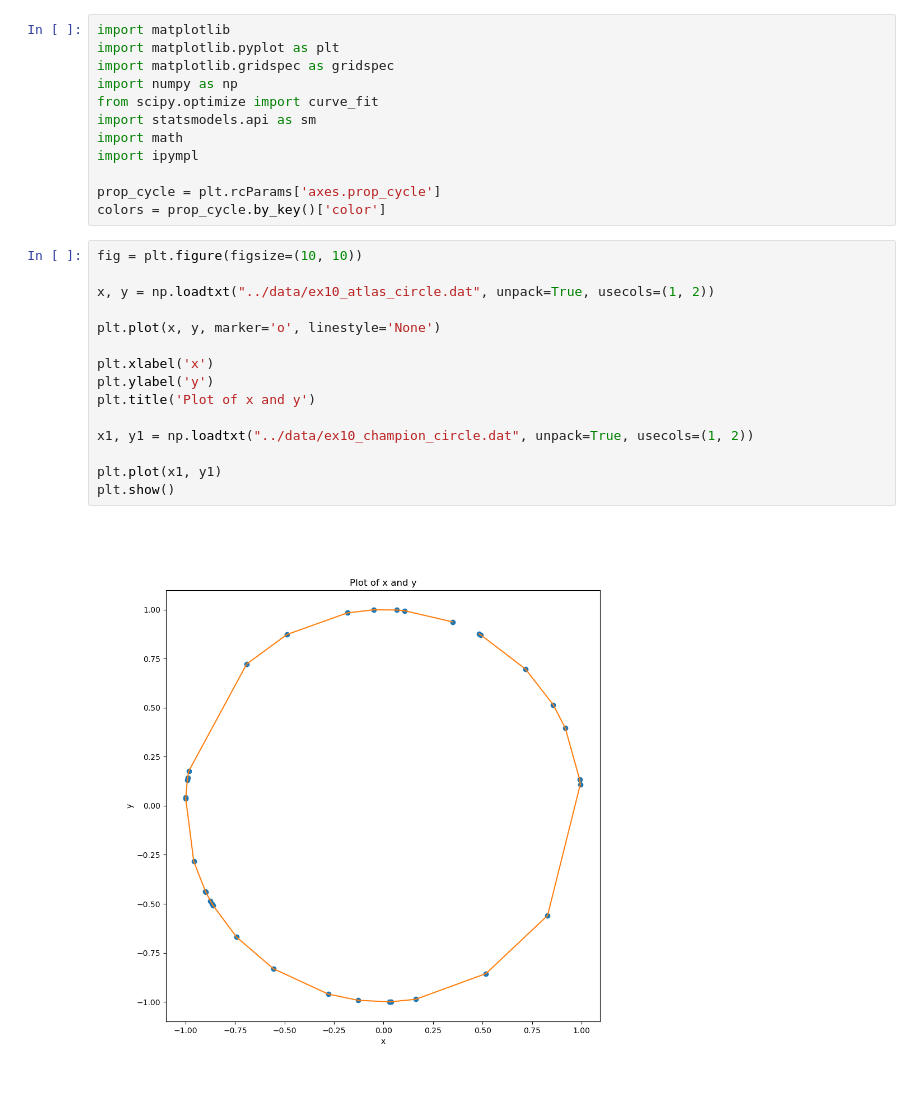
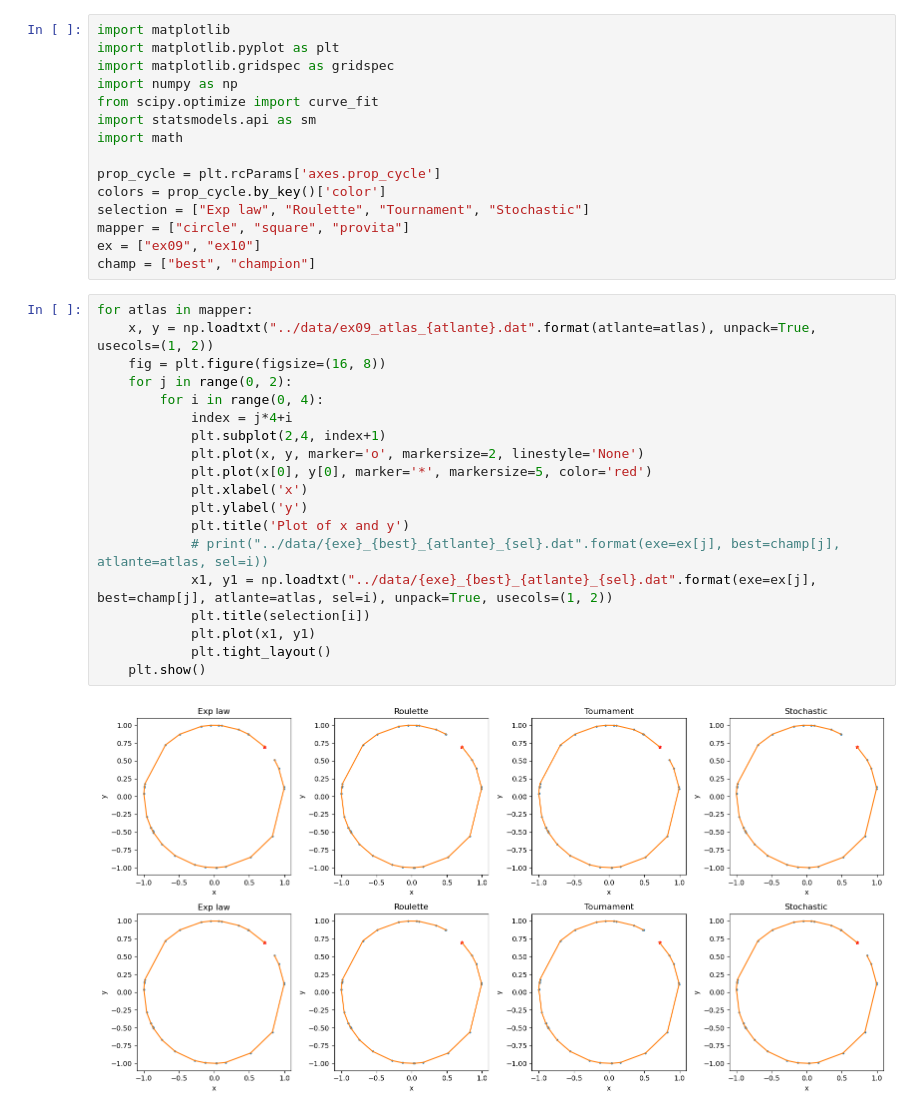
Before and after one commit to stevelonny/labsimnum, a Jupyter notebook: notebooks/exercise_10.ipynb, the cells around one changed output. Saved outputs shown, nothing was run; the diff lists cells and outputs as text.

```diff
--- a/notebooks/exercise_10.ipynb
+++ b/notebooks/exercise_10.ipynb
@@ -6,24 +6,31 @@ import numpy as np
 from scipy.optimize import curve_fit
 import statsmodels.api as sm
 import math
-import ipympl
 
 prop_cycle = plt.rcParams['axes.prop_cycle']
 colors = prop_cycle.by_key()['color']
+selection = ["Exp law", "Roulette", "Tournament", "Stochastic"]
+mapper = ["circle", "square", "provita"]
+ex = ["ex09", "ex10"]
+champ = ["best", "champion"]
 # %%
-fig = plt.figure(figsize=(10, 10))
-
-x, y = np.loadtxt("../data/ex10_atlas_circle.dat", unpack=True, usecols=(1, 2))
-
-plt.plot(x, y, marker='o', linestyle='None')
-
-plt.xlabel('x')
-plt.ylabel('y')
-plt.title('Plot of x and y')
-
-x1, y1 = np.loadtxt("../data/ex10_champion_circle.dat", unpack=True, usecols=(1, 2))
-
-plt.plot(x1, y1)
-plt.show()
+for atlas in mapper:
+    x, y = np.loadtxt("../data/ex09_atlas_{atlante}.dat".format(atlante=atlas), unpack=True, usecols=(1, 2))
+    fig = plt.figure(figsize=(16, 8))
+    for j in range(0, 2):
+        for i in range(0, 4):
+            index = j*4+i
+            plt.subplot(2,4, index+1)
+            plt.plot(x, y, marker='o', markersize=2, linestyle='None')
+            plt.plot(x[0], y[0], marker='*', markersize=5, color='red')
+            plt.xlabel('x')
+            plt.ylabel('y')
+            plt.title('Plot of x and y')
+            # print("../data/{exe}_{best}_{atlante}_{sel}.dat".format(exe=ex[j], best=champ[j], atlante=atlas, sel=i))
+            x1, y1 = np.loadtxt("../data/{exe}_{best}_{atlante}_{sel}.dat".format(exe=ex[j], best=champ[j], atlante=atlas, sel=i), unpack=True, usecols=(1, 2))
+            plt.title(selection[i])
+            plt.plot(x1, y1)
+            plt.tight_layout()
+    plt.show()
 # %% [output]
-[figure, old version]
+[figure, new version]
```
Also changed, not shown: parts of 5 cells of this notebook, 10 other files.
